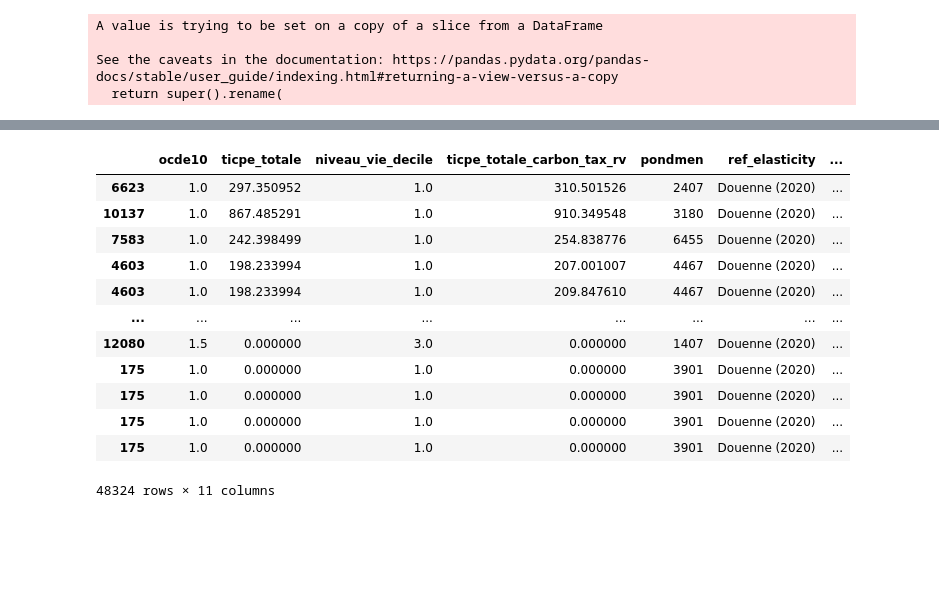
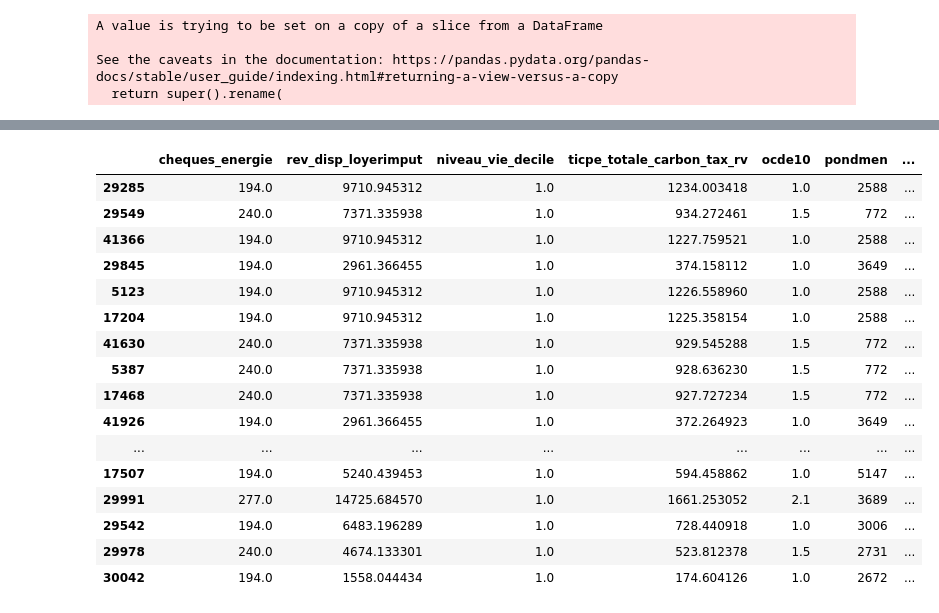
Before and after one commit to openfisca/openfisca-france-indirect-taxation, a Jupyter notebook: openfisca_france_indirect_taxation/projects/Master_Thesis_Herve/Simulation_taxe_energie_winners_losers.ipynb, the cells around one changed output, grey strips where cells are left out. Saved outputs shown, nothing was run; the diff lists cells and outputs as text; code cells hidden in the pictures; blank space fills up the shorter version.

```diff
--- a/openfisca_france_indirect_taxation/projects/Master_Thesis_Herve/Simulation_taxe_energie_winners_losers.ipynb
+++ b/openfisca_france_indirect_taxation/projects/Master_Thesis_Herve/Simulation_taxe_energie_winners_losers.ipynb
@@ -36,7 +38,7 @@ from openfisca_france_indirect_taxation.projects.Master_Thesis_Herve.Simulation_
     )
 from openfisca_france_indirect_taxation.projects.Master_Thesis_Herve.Reform_carbon_tax import carbon_tax_rv
 # %%
-to_graph, menages_reform = run_all_elasticities(df_elasticities, year = 2018, reform = carbon_tax_rv)
+to_graph, menages_reform = run_all_elasticities(df_elasticities, year = 2019, reform = carbon_tax_rv)
 # %% [output]
 A value is trying to be set on a copy of a slice from a DataFrame
 
@@ -57,3 +75,9 @@ plt.savefig(os.path.join(path,'Winners_losers_reform_carbon_tax_rv.png'))
-# %%
-menages_reform['ref_elasticity'] = 'Douenne (2020)'
+# %%
+menages_reform_95_perc = menages_reform.groupby(['ref_elasticity','niveau_vie_decile'])['taux_effort'].quantile(0.95)
+menages_reform_95_perc = menages_reform_95_perc.reset_index()
+menages_reform_95_perc.rename(columns = {'taux_effort' : 'taux_effort_95'},inplace = True)
+menages_reform = menages_reform.merge(right = menages_reform_95_perc, how = 'inner', on = ['ref_elasticity','niveau_vie_decile'])
+menages_reform_only_95 = menages_reform[menages_reform['taux_effort'] <= menages_reform['taux_effort_95']]
+# %%
+menages_reform_only_95 = menages_reform[menages_reform['taux_effort'] <= menages_reform['taux_effort_95']]
 # %%
@@ -79,16 +93,20 @@ Index(['ocde10', 'ticpe_totale', 'niveau_vie_decile',
 # %%
-menages_reform.sort_values(by = 'taux_effort', ascending= False)
+menages_reform_only_95.sort_values(by = 'taux_effort', ascending = False).head(44)
 # %% [output]
-|  | ocde10 | ticpe_totale | niveau_vie_decile | ticpe_totale_carbon_tax_rv | pondmen | ref_elasticity | ... |
-| 6623 | 1.0 | 297.350952 | 1.0 | 310.501526 | 2407 | Douenne (2020) | ... |
-| 10137 | 1.0 | 867.485291 | 1.0 | 910.349548 | 3180 | Douenne (2020) | ... |
-| 7583 | 1.0 | 242.398499 | 1.0 | 254.838776 | 6455 | Douenne (2020) | ... |
-| 4603 | 1.0 | 198.233994 | 1.0 | 207.001007 | 4467 | Douenne (2020) | ... |
-| 4603 | 1.0 | 198.233994 | 1.0 | 209.847610 | 4467 | Douenne (2020) | ... |
+|  | cheques_energie | rev_disp_loyerimput | niveau_vie_decile | ticpe_totale_carbon_tax_rv | ocde10 | pondmen | ... |
+| 29285 | 194.0 | 9710.945312 | 1.0 | 1234.003418 | 1.0 | 2588 | ... |
+| 29549 | 240.0 | 7371.335938 | 1.0 | 934.272461 | 1.5 | 772 | ... |
+| 41366 | 194.0 | 9710.945312 | 1.0 | 1227.759521 | 1.0 | 2588 | ... |
+| 29845 | 194.0 | 2961.366455 | 1.0 | 374.158112 | 1.0 | 3649 | ... |
+| 5123 | 194.0 | 9710.945312 | 1.0 | 1226.558960 | 1.0 | 2588 | ... |
+| 17204 | 194.0 | 9710.945312 | 1.0 | 1225.358154 | 1.0 | 2588 | ... |
+| 41630 | 240.0 | 7371.335938 | 1.0 | 929.545288 | 1.5 | 772 | ... |
+| 5387 | 240.0 | 7371.335938 | 1.0 | 928.636230 | 1.5 | 772 | ... |
+| 17468 | 240.0 | 7371.335938 | 1.0 | 927.727234 | 1.5 | 772 | ... |
+| 41926 | 194.0 | 2961.366455 | 1.0 | 372.264923 | 1.0 | 3649 | ... |
 | ... | ... | ... | ... | ... | ... | ... | ... |
-| 12080 | 1.5 | 0.000000 | 3.0 | 0.000000 | 1407 | Douenne (2020) | ... |
-| 175 | 1.0 | 0.000000 | 1.0 | 0.000000 | 3901 | Douenne (2020) | ... |
-| 175 | 1.0 | 0.000000 | 1.0 | 0.000000 | 3901 | Douenne (2020) | ... |
-| 175 | 1.0 | 0.000000 | 1.0 | 0.000000 | 3901 | Douenne (2020) | ... |
-| 175 | 1.0 | 0.000000 | 1.0 | 0.000000 | 3901 | Douenne (2020) | ... |
+| 17507 | 194.0 | 5240.439453 | 1.0 | 594.458862 | 1.0 | 5147 | ... |
+| 29991 | 277.0 | 14725.684570 | 1.0 | 1661.253052 | 2.1 | 3689 | ... |
+| 29542 | 194.0 | 6483.196289 | 1.0 | 728.440918 | 1.0 | 3006 | ... |
+| 29978 | 240.0 | 4674.133301 | 1.0 | 523.812378 | 1.5 | 2731 | ... |
+| 30042 | 194.0 | 1558.044434 | 1.0 | 174.604126 | 1.0 | 2672 | ... |
-48324 rows × 11 columns
```
Also changed, not shown: parts of 13 cells of this notebook, 2 other files.
